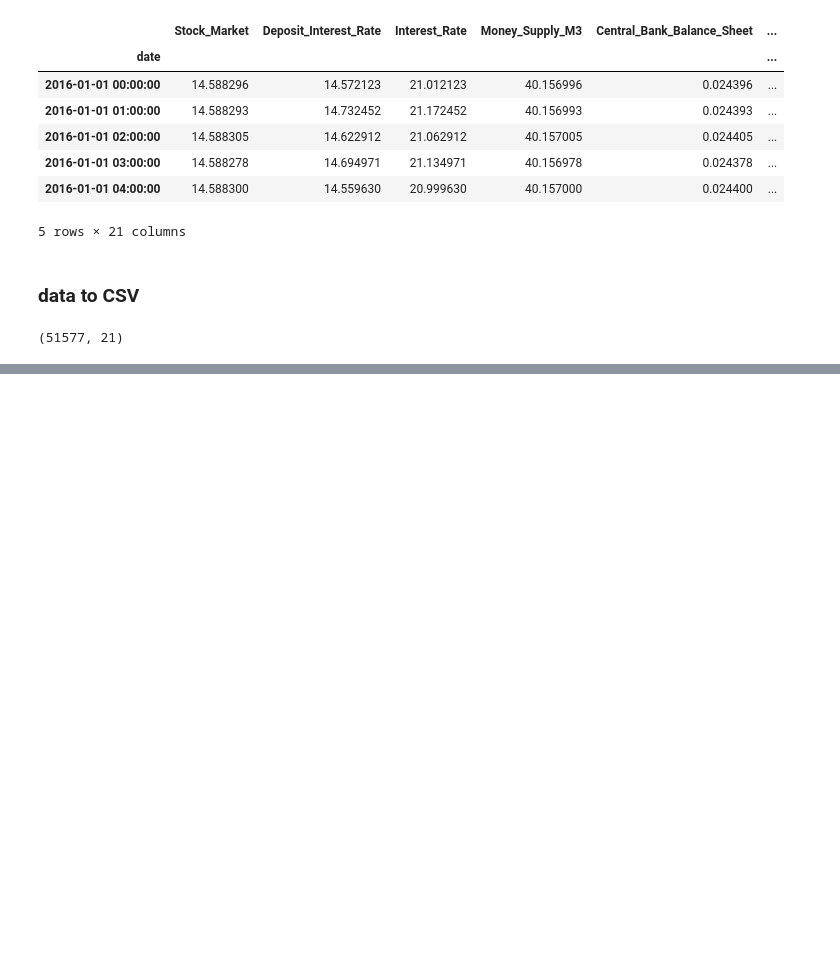
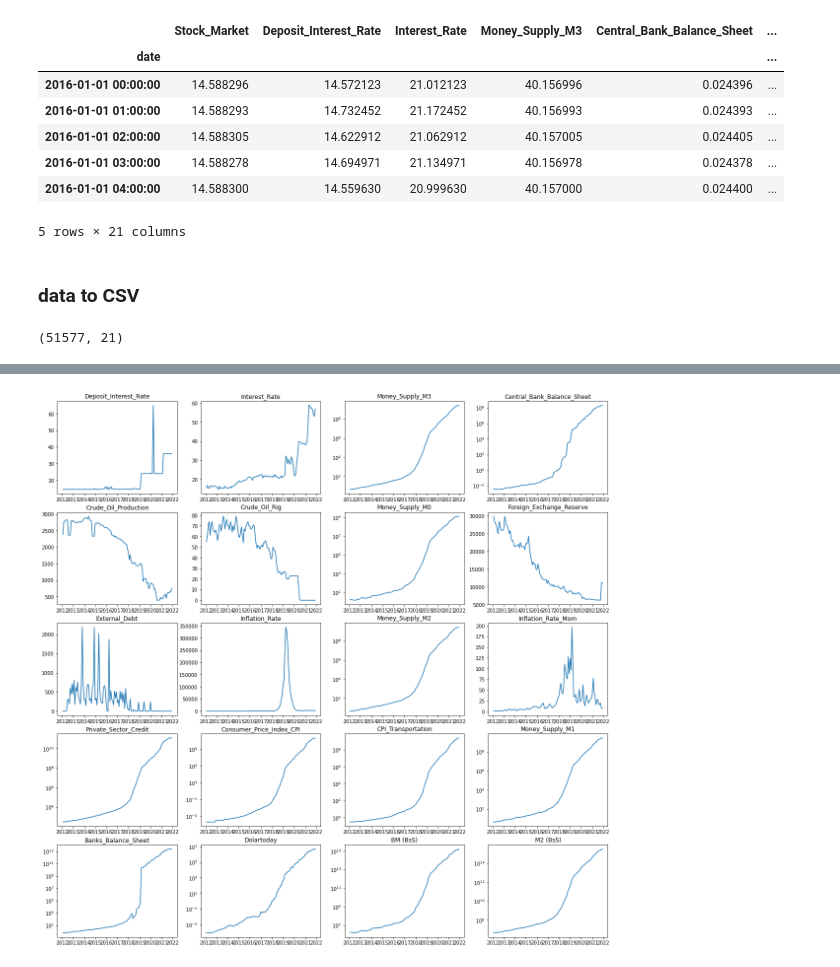
Before and after one commit to frankmuci/venezuela_fx, a Jupyter notebook: notebooks/Zooming_the_Dataset.ipynb, the cells around one changed output, grey strips where cells are left out. Drawn from its saved outputs; the diff is of its cells as text; code cells hidden in the pictures; blank space fills up the shorter version.

```diff
--- a/notebooks/Zooming_the_Dataset.ipynb
+++ b/notebooks/Zooming_the_Dataset.ipynb
@@ -372,0 +383,2 @@ int_hourly_df.to_csv('/Users/joseph/code/Ward-cloud/project/venezuela_fx/venezue
+# %%
+data = pd.read_csv('/Users/joseph/code/Ward-cloud/project/venezuela_fx/venezuela_fx/data/merge.csv')
@@ -372,0 +389,6 @@ int_hourly_df.to_csv('/Users/joseph/code/Ward-cloud/project/venezuela_fx/venezue
+# %%
+merger = data[['date', 'BM (BsS)', 'M2 (BsS)']]
+# %%
+merger.set_index('date', inplace=True)
+# %%
+merged_df = pd.merge(working_df, merger, how='left', left_index=True, right_index=True).fillna(method=('ffill'))
@@ -372,0 +406,11 @@ int_hourly_df.to_csv('/Users/joseph/code/Ward-cloud/project/venezuela_fx/venezue
+# %%
+log_cols = ['Money_Supply_M0', 'Money_Supply_M1', 'Money_Supply_M2', 'Money_Supply_M3', 'Central_Bank_Balance_Sheet', 'Private_Sector_Credit', 'Consumer_Price_Index_CPI', 'CPI_Transportation', 'Banks_Balance_Sheet', 'Dolartoday', 'BM (BsS)', 'M2 (BsS)']
+fig, axs = plt.subplots(5,4, figsize=(20,20))
+axs = axs.flatten()
+for idx, col in enumerate(list(merged_df.columns[1:])):
+    axs[idx].plot(merged_df.resample('m').first()[col])
+    axs[idx].set_title(col)
+    if col in log_cols:
+        axs[idx].set_yscale('log')
+# %% [output]
+[figure, added]
```
Also changed, not shown: parts of 22 cells of this notebook, 1 other file.
